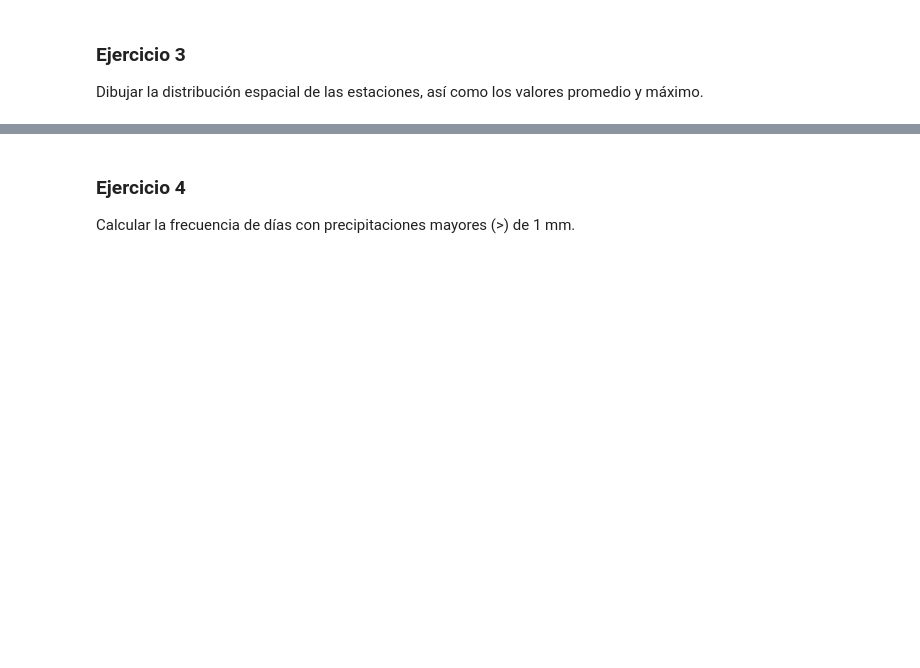
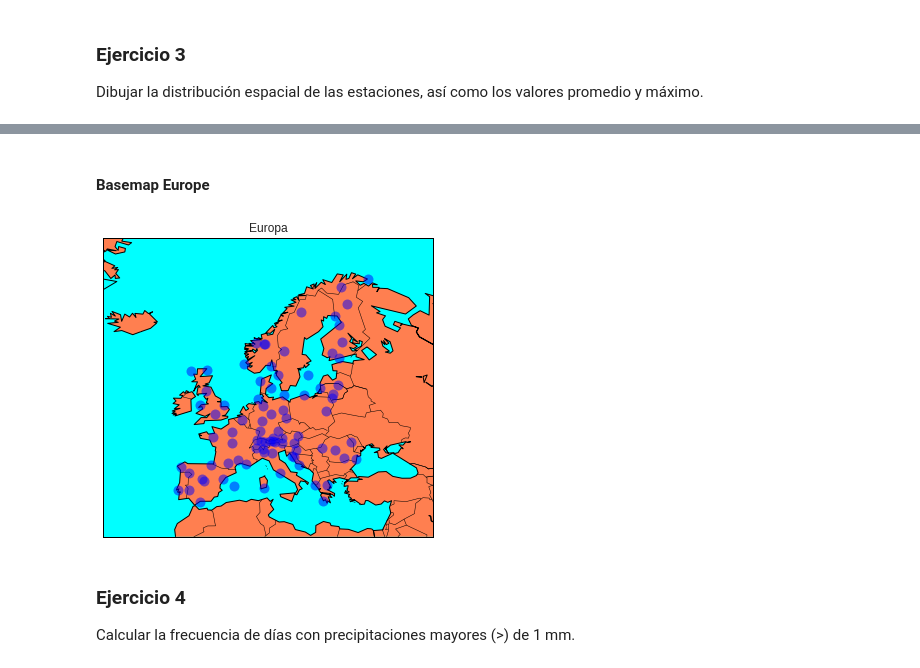
Before and after one commit to yerartdev/uc-m1967-mdsi, a Jupyter notebook: d8/TareaPandas.ipynb, the cells around one changed output, grey strips where cells are left out. Saved outputs shown, nothing was run; the diff lists cells and outputs as text; code cells hidden in the pictures; blank space fills up the shorter version.

Commit message:
Tarea Pandas. Nucleos de problación: ejercicio 7 y 11. Series temporales: ejericio 3 (Basemap Europa, distribución espacial de estaciones meteo)

```diff
--- a/d8/TareaPandas.ipynb
+++ b/d8/TareaPandas.ipynb
@@ -1109,3 +1249,31 @@ Dibujar la distribución espacial de las estaciones, así como los valores prome
+# %% [markdown]
+#### Basemap Europe
+# %%
+#::GMG::Referencia
+#       https://www.mapsofworld.com/lat_long/europe.html
+m = Basemap(projection = 'mill',
+            llcrnrlat =30, urcrnrlat =75,
+            llcrnrlon =-25, urcrnrlon =45,
+            resolution = 'c')
+# %%
+#::GMG::costa y países con colores
+m.drawcoastlines()
+m.drawcountries()
+m.drawmapboundary(fill_color='aqua')
+m.fillcontinents(color='coral',lake_color='aqua')
+#::GMG::Scatter
+# https://basemaptutorial.readthedocs.io/en/latest/plotting_data.html?highlight=scatter#scatter
+lons = estaciones.longitude.tolist()
+lats = estaciones.latitude.tolist()
+x,y = m(lons,lats)
+#x,y = map(lons,lats)
+#::GMG::Conversión de coordenadas a proyección
+#m.scatter(x, y, marker='o',color='b')
+m.plot(x,y,'bo',markersize=10, alpha=.5)
+plt.title('Europa')
+plt.show()
+# %% [output]
+[figure, added]
 # %% [markdown]
 ### Ejercicio 4
 
```
Also changed, not shown: parts of 15 cells of this notebook.
